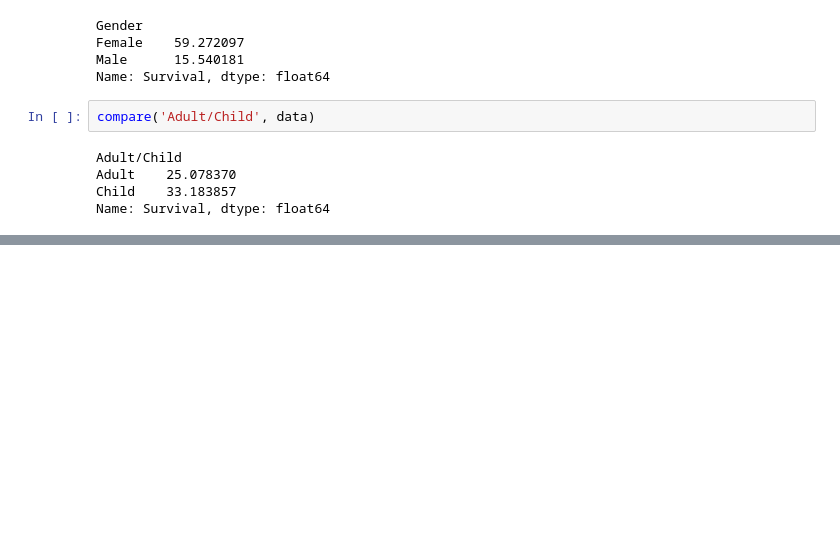
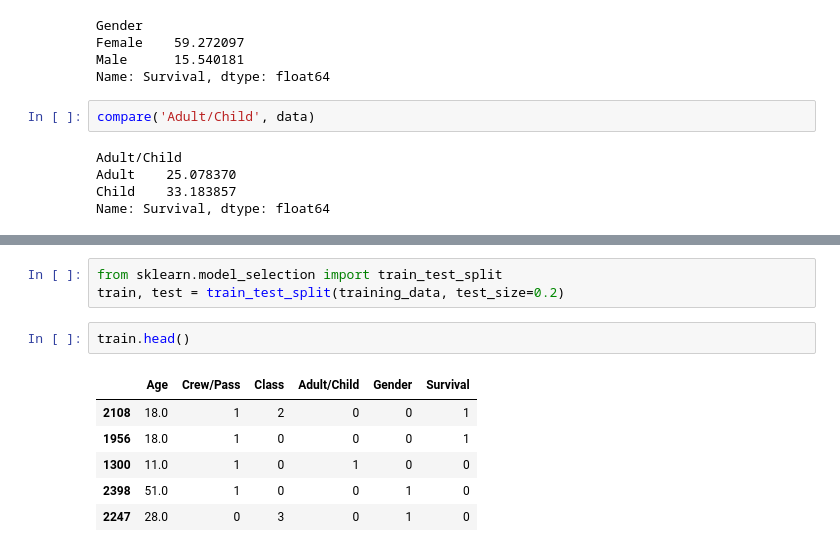
Before and after one commit to curt-mitch/tree-based-models, a Jupyter notebook: Titanic Decision Tree.ipynb, the cells around one changed output, grey strips where cells are left out. Drawn from its saved outputs; the diff is of its cells as text; blank space fills up the shorter version.

```diff
--- a/Titanic Decision Tree.ipynb
+++ b/Titanic Decision Tree.ipynb
@@ -154,0 +194,12 @@ Name: Survival, dtype: float64
+# %%
+from sklearn.model_selection import train_test_split
+train, test = train_test_split(training_data, test_size=0.2)
+# %%
+train.head()
+# %% [output]
+|  | Age | Crew/Pass | Class | Adult/Child | Gender | Survival |
+| 2108 | 18.0 | 1 | 2 | 0 | 0 | 1 |
+| 1956 | 18.0 | 1 | 0 | 0 | 0 | 1 |
+| 1300 | 11.0 | 1 | 0 | 1 | 0 | 0 |
+| 2398 | 51.0 | 1 | 0 | 0 | 1 | 0 |
+| 2247 | 28.0 | 0 | 3 | 0 | 1 | 0 |
```
Also changed, not shown: parts of 11 cells of this notebook, 1 other file.
